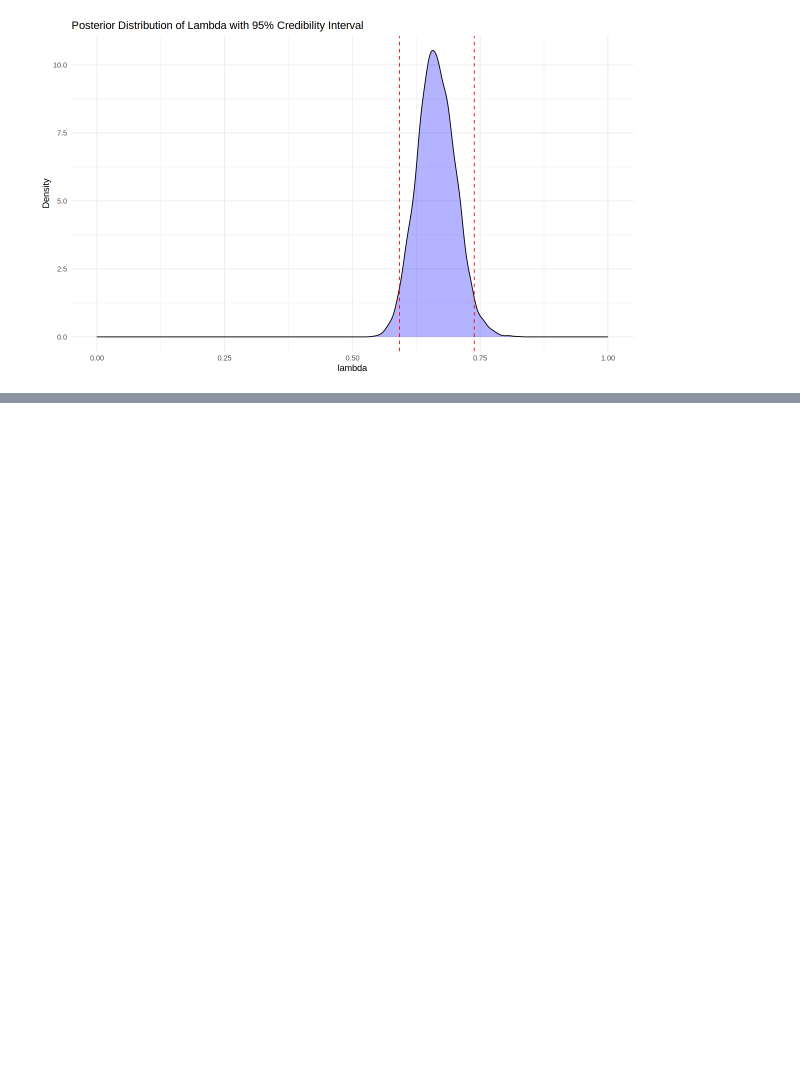
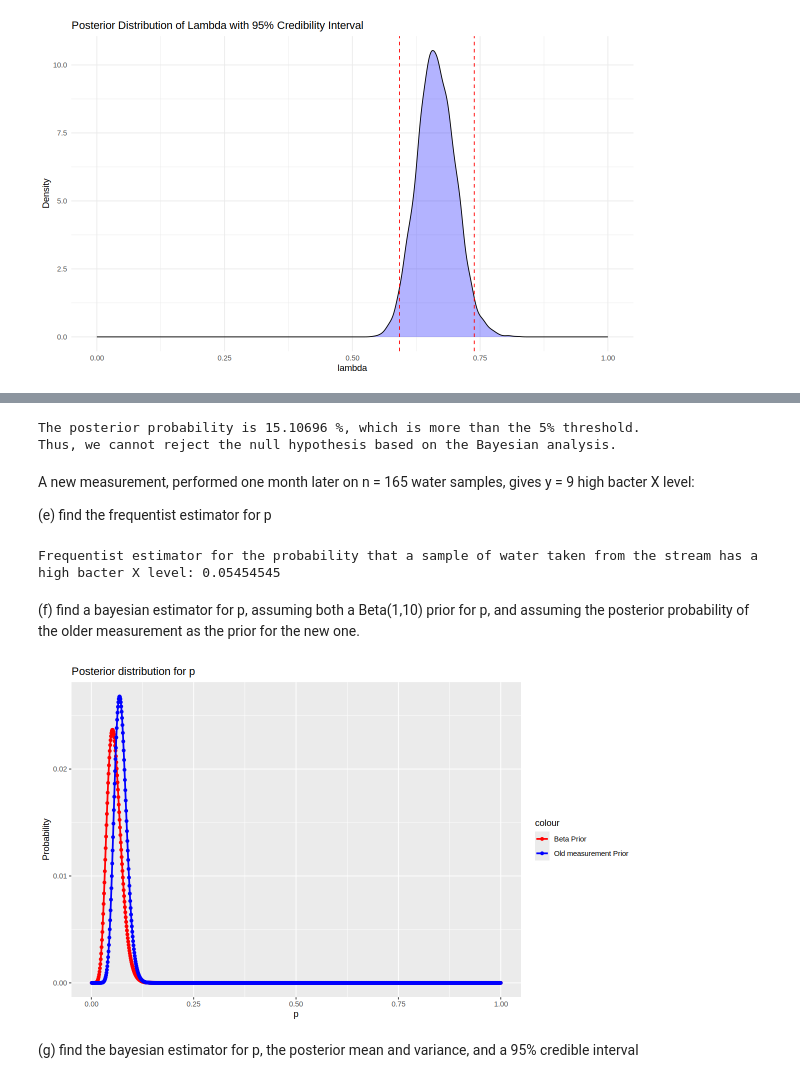
Before and after one commit to Kallo27/Advanced_statistics, a Jupyter notebook: Lab06/CalandraBuonaura_LorenzoRlab06.ipynb, the cells around one changed output, grey strips where cells are left out. Saved outputs shown, nothing was run; the diff lists cells and outputs as text; code cells hidden in the pictures; blank space fills up the shorter version.

```diff
--- a/Lab06/CalandraBuonaura_LorenzoRlab06.ipynb
+++ b/Lab06/CalandraBuonaura_LorenzoRlab06.ipynb
@@ -232,0 +312,64 @@ ggplot(data = data.frame(lambda = lambda_samples), aes(x = lambda)) +
+# %%
+alpha <- 1
+beta <- 10
+
+alpha_post_1 <- alpha + y
+beta_post_1 <- beta + (n - y)
+
+lower_bound <- 0.090
+upper_bound <- 0.100
+post_prob <- pbeta(upper_bound, alpha_post_1, beta_post_1) -
+  pbeta(lower_bound, alpha_post_1, beta_post_1)
+
+if (post_prob < 0.05) {
+  cat("The posterior probability is", post_prob * 100, "%, which is less than the 5% threshold.", # nolinter
+      "\nThus, we can reject the null hypothesis based on the Bayesian analysis.\n") # nolinter
+} else {
+  cat("The posterior probability is", post_prob * 100, "%, which is more than the 5% threshold.", # nolinter
+      "\nThus, we cannot reject the null hypothesis based on the Bayesian analysis.\n") # nolinter
+}
+# %% [output]
+The posterior probability is 15.10696 %, which is more than the 5% threshold.
+Thus, we cannot reject the null hypothesis based on the Bayesian analysis.
+# %% [markdown]
+A new measurement, performed one month later on n = 165 water samples, gives y = 9 high bacter X level:
+
+(e) find the frequentist estimator for p
+# %%
+n <- 165
+y <- 9
+
+frequentist_estimator <- y / n
+
+cat("Frequentist estimator for the probability that a sample of water taken from the stream has a high bacter X level:", # nolinter
+    frequentist_estimator)
+# %% [output]
+Frequentist estimator for the probability that a sample of water taken from the stream has a high bacter X level: 0.05454545
+# %% [markdown]
+(f) find a bayesian estimator for p, assuming both a Beta(1,10) prior for p, and assuming the posterior probability of the older measurement as the prior for the new one.
+# %%
+posterior <- function(prior_values, r, n, p) {
+  normalization <- sum(prior_values * dbinom(r, n, p))
+
+  return(prior_values * dbinom(r, n, p) / normalization)
+}
+
+post_beta_values_2 <- post_beta(y, n, c(1, 10), p)
+post_values_2 <- posterior(post_beta_values, y, n, p)
+
+ggplot(data = data.frame(p, post_beta_values_2, post_values_2), aes(x = p)) +
+  geom_point(aes(y = post_beta_values_2, color = "Beta Prior"), size = 1.5) +
+  geom_line(aes(y = post_beta_values_2, color = "Beta Prior"), linewidth = 1) +
+  geom_point(aes(y = post_values_2, color = "Old measurement Prior"),
+             size = 1.5) +
+  geom_line(aes(y = post_values_2, color = "Old measurement Prior"),
+            linewidth = 1) +
+  labs(title = "Posterior distribution for p",
+       x = "p",
+       y = "Probability") +
+  scale_color_manual(values = c("red", "blue"),
+                     labels = c("Beta Prior", "Old measurement Prior"))
+# %% [output]
+[figure, added]
+# %% [markdown]
+(g) find the bayesian estimator for p, the posterior mean and variance, and a 95% credible interval
```
Also changed, not shown: parts of 13 cells of this notebook.
